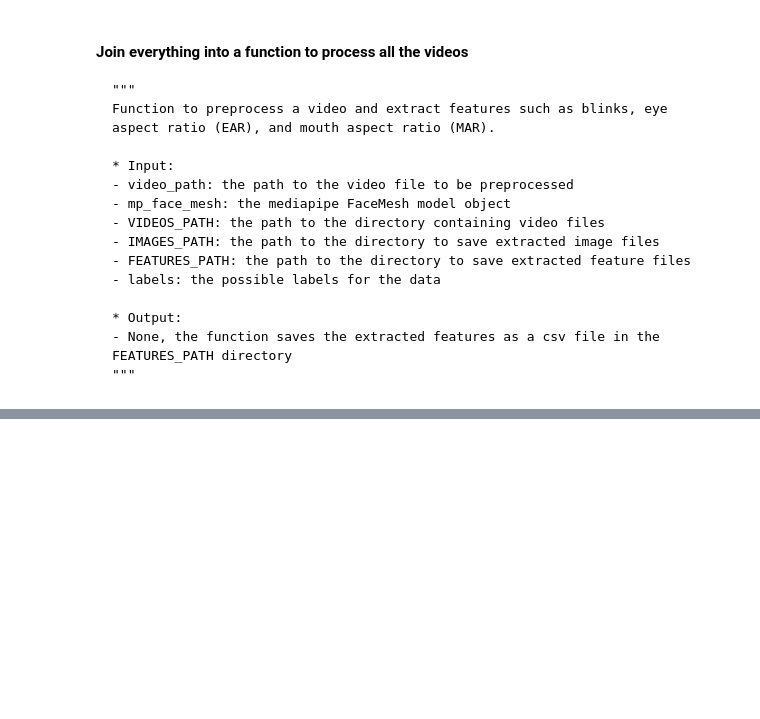
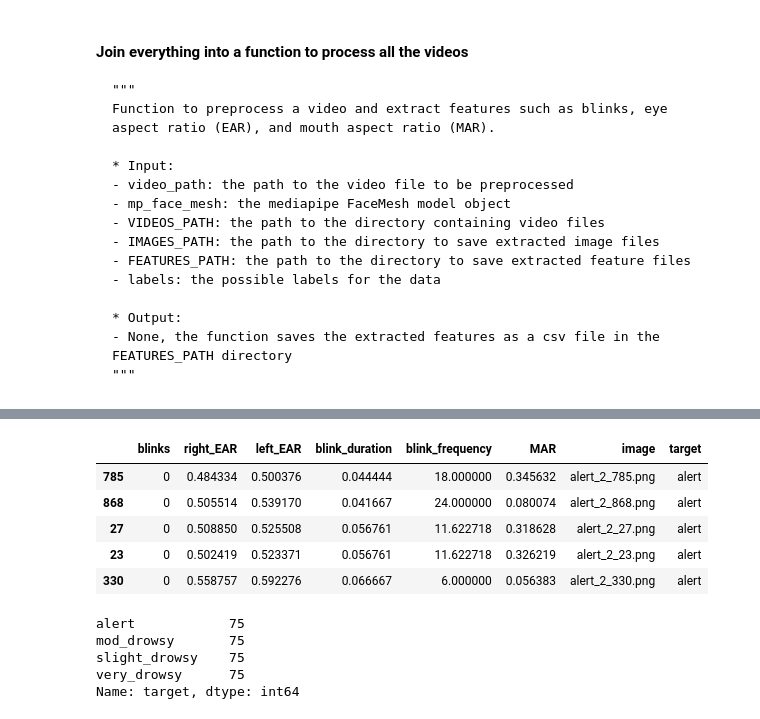
Before and after one commit to carlotala/TFG_BA_project_code, a Jupyter notebook: data_preprocess.ipynb, the cells around one changed output, grey strips where cells are left out. Saved outputs shown, nothing was run; the diff lists cells and outputs as text; code cells hidden in the pictures; blank space fills up the shorter version.

```diff
--- a/data_preprocess.ipynb
+++ b/data_preprocess.ipynb
@@ -949,0 +1007,22 @@ Create directory with sampled images only
+# %%
+# Using stratified sampling based on the general health variable
+val_df_sampled = val_df.groupby('target').apply(
+    lambda x: x.sample(n=75)
+)
+val_df_sampled = val_df_sampled.droplevel(0)
+val_df_sampled.head()
+# %% [output]
+|  | blinks | right_EAR | left_EAR | blink_duration | blink_frequency | MAR | image | target |
+| 785 | 0 | 0.484334 | 0.500376 | 0.044444 | 18.000000 | 0.345632 | alert_2_785.png | alert |
+| 868 | 0 | 0.505514 | 0.539170 | 0.041667 | 24.000000 | 0.080074 | alert_2_868.png | alert |
+| 27 | 0 | 0.508850 | 0.525508 | 0.056761 | 11.622718 | 0.318628 | alert_2_27.png | alert |
+| 23 | 0 | 0.502419 | 0.523371 | 0.056761 | 11.622718 | 0.326219 | alert_2_23.png | alert |
+| 330 | 0 | 0.558757 | 0.592276 | 0.066667 | 6.000000 | 0.056383 | alert_2_330.png | alert |
+# %%
+val_df_sampled['target'].value_counts()
+# %% [output]
+alert            75
+mod_drowsy       75
+slight_drowsy    75
+very_drowsy      75
+Name: target, dtype: int64
```
Also changed, not shown: parts of 32 cells of this notebook.
